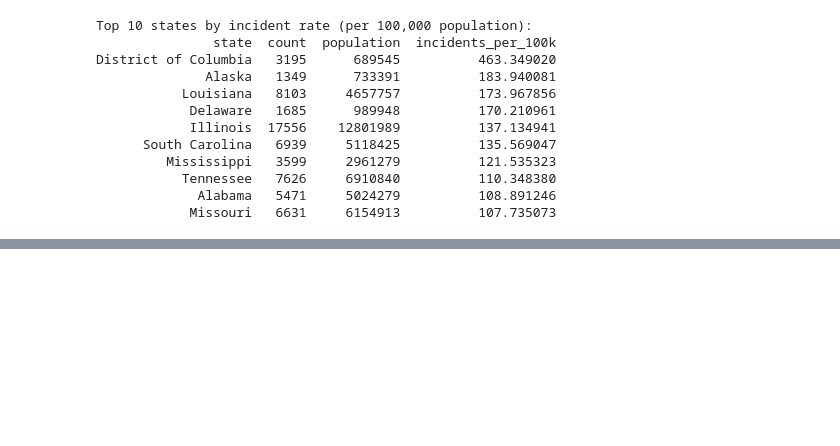
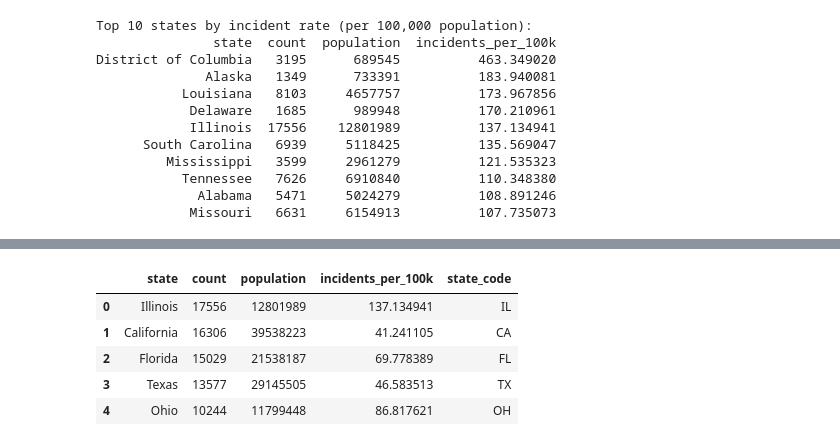
Before and after one commit to Wilsonf8/gun-violence-analysis, a Jupyter notebook: exploring.ipynb, the cells around one changed output, grey strips where cells are left out. Cells and saved outputs as stored; diff of their text form; code cells hidden in the pictures; blank space fills up the shorter version.

```diff
--- a/exploring.ipynb
+++ b/exploring.ipynb
@@ -1244,0 +1428,9 @@ District of Columbia   3195      689545          463.349020
+# %%
+state_counts.head()
+# %% [output]
+|  | state | count | population | incidents_per_100k | state_code |
+| 0 | Illinois | 17556 | 12801989 | 137.134941 | IL |
+| 1 | California | 16306 | 39538223 | 41.241105 | CA |
+| 2 | Florida | 15029 | 21538187 | 69.778389 | FL |
+| 3 | Texas | 13577 | 29145505 | 46.583513 | TX |
+| 4 | Ohio | 10244 | 11799448 | 86.817621 | OH |
```
Also changed, not shown: parts of 11 cells of this notebook, 1 other file.
